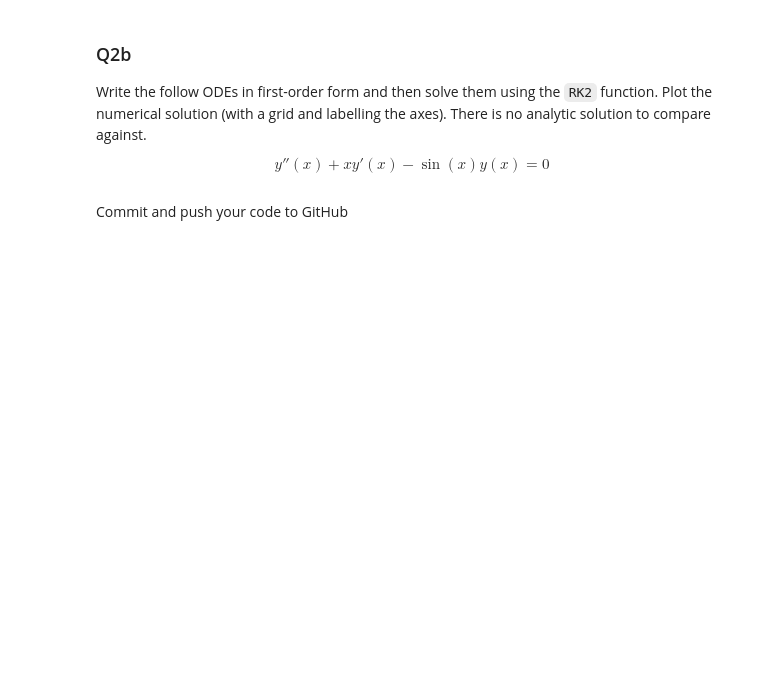
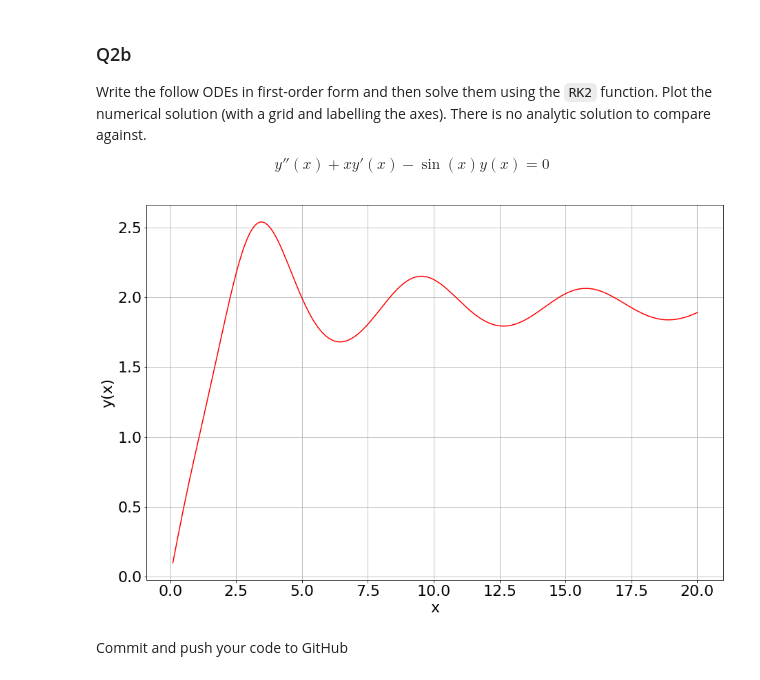
Before and after one commit to darraghburke1/ACM20030-Assignments, a Jupyter notebook: Assignment-3.ipynb, the cells around one changed output. Drawn from its saved outputs; the diff is of its cells as text; code cells hidden in the pictures; blank space fills up the shorter version.

```diff
--- a/Assignment-3.ipynb
+++ b/Assignment-3.ipynb
@@ -203,6 +225,19 @@ How small do you have to make the step size for the numerical solution to agree
 Write the follow ODEs in first-order form and then solve them using the `RK2` function. Plot the numerical solution (with a grid and labelling the axes). There is no analytic solution to compare against.
 
 $$y''(x) + x y'(x) - \sin(x) y(x) = 0 $$
+# %%
+def b(x,y):
+    return np.array([y[1], np.sin(x)*y[0]-x*y[1]])
+
+ODE2 = RK2(b, 0.1, 0 ,[0,1], 200)
+
+plt.plot(ODE2[:,0], ODE2[:,1], c = 'r')
+plt.grid(True)
+plt.xlabel('x')
+plt.ylabel('y(x)')
+plt.show()
+# %% [output]
+[figure, added]
 # %% [markdown]
 Commit and push your code to GitHub
 # %% [markdown]
```
Also changed, not shown: parts of 6 cells of this notebook.
